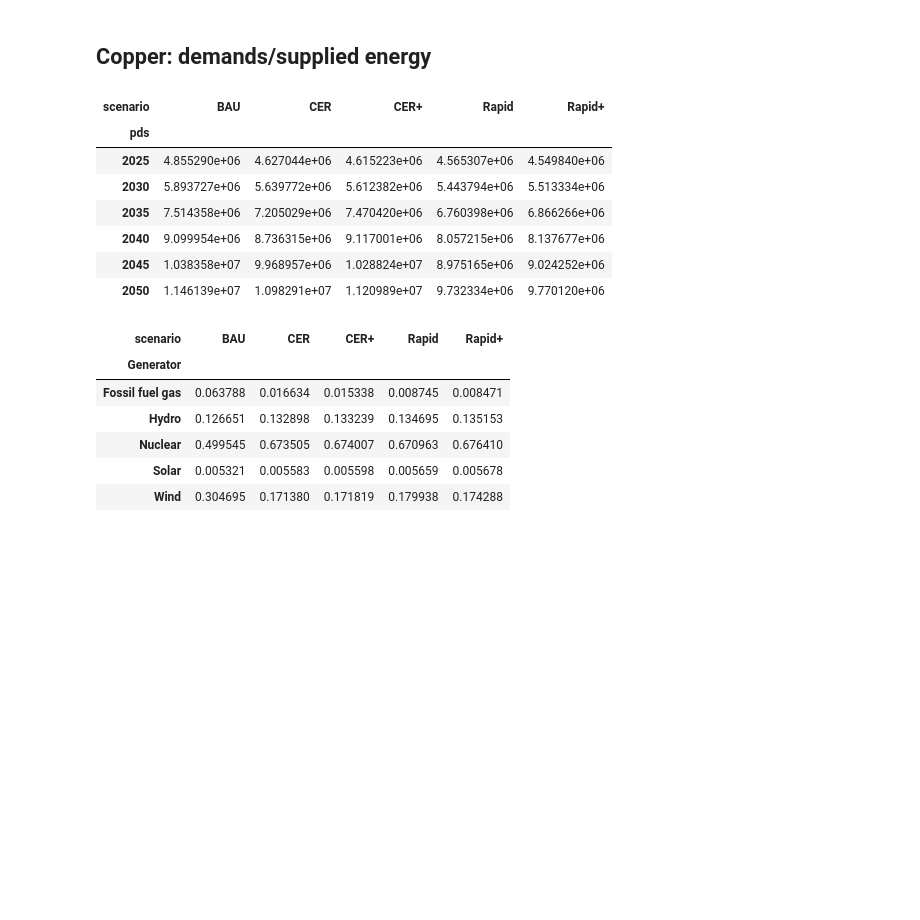
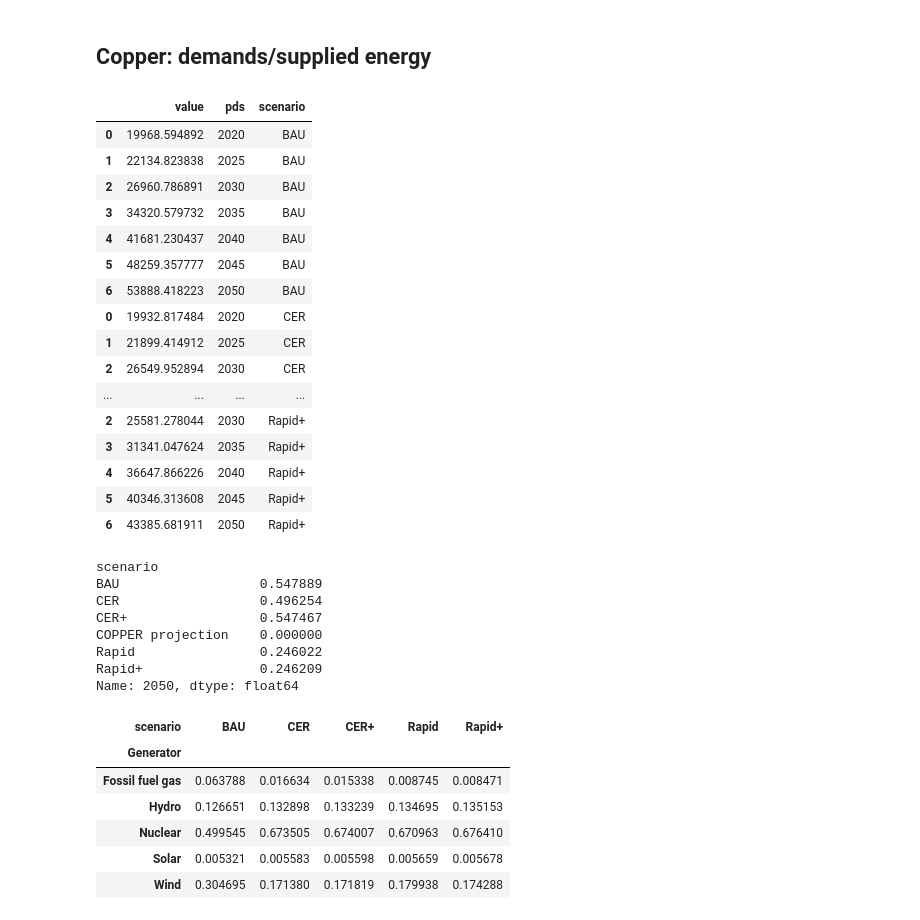
Before and after one commit to david-huck/canadopt, a Jupyter notebook: sandbox.ipynb, the cells around one changed output. Cells and saved outputs as stored; diff of their text form; code cells hidden in the pictures; blank space fills up the shorter version.

```diff
--- a/sandbox.ipynb
+++ b/sandbox.ipynb
@@ -633,20 +582,20 @@ fig
 from copper.phases.postprocessing import get_all_supply
 
 total_demand_dfs = []
-peak_demand_dfs = []
+peak_supply_dfs = []
 supply_dfs = []
 supply_share_dfs = []
 for scenario in result_df.Scenario.unique():
     path = result_df.query(f"iteration==1 and Scenario=='{scenario}'")["ESM path"].values[0]
     sup_df = get_all_supply(path)
 
-    total_demand = sup_df.groupby(["pds"])[["value"]].sum().reset_index()
-    total_demand["scenario"] = scenario
-    total_demand_dfs.append(total_demand)
+    total_supply = sup_df.groupby(["pds"])[["value"]].sum().reset_index()
+    total_supply["scenario"] = scenario
+    total_supply_dfs.append(total_supply)
 
     peak_demand = sup_df.groupby(["pds","h"])[["value"]].sum().reset_index().groupby("pds").max().reset_index().drop("h", axis=1)
     peak_demand["scenario"] = scenario
-    peak_demand_dfs.append(peak_demand)
+    peak_supply_dfs.append(peak_demand)
 
     supply_share_by_type = sup_df.groupby(["pds","Type"]).sum()/sup_df.groupby(["pds"]).sum()
     is_supply = supply_share_by_type.reset_index()["value"] > 0
@@ -658,6 +607,6 @@ for scenario in result_df.Scenario.unique():
     supply_dfs.append(sup_df)
 
 scen_supply_df = pd.concat(supply_dfs)
-scen_total_demand_df = pd.concat(total_demand_dfs)
-scen_peak_demand_df = pd.concat(peak_demand_dfs)
+scen_total_demand_df = pd.concat(total_supply_dfs)
+scen_peak_supply_df = pd.concat(peak_supply_dfs)
 scen_supply_share_df = pd.concat(supply_share_dfs)
@@ -663,0 +617,30 @@ scen_supply_share_df = pd.concat(supply_share_dfs)
+# %%
+from main import add_abm_demand_to_projection, spread_model_demand
+demands = []
+for scenario, scen_df in scenario_fuel_demands.groupby("scenario"):
+    scen_name = "BAU_scenario" if scenario=="BAU" else "CER_scenario"
+    demand_projection = add_abm_demand_to_projection(scen_df, scen_name).max().reset_index()
+    demand_projection["pds"] = demand_projection["index"].str.split(".", expand=True)[1].astype(int)
+    demand_projection["scenario"] = scenario
+    demands.append(demand_projection)
+
+scen_peak_demand_df = pd.concat(demands).rename({0:"value"}, axis=1).drop("index", axis=1)
+scen_peak_demand_df
+# %% [output]
+|  | value | pds | scenario |
+| 0 | 19968.594892 | 2020 | BAU |
+| 1 | 22134.823838 | 2025 | BAU |
+| 2 | 26960.786891 | 2030 | BAU |
+| 3 | 34320.579732 | 2035 | BAU |
+| 4 | 41681.230437 | 2040 | BAU |
+| 5 | 48259.357777 | 2045 | BAU |
+| 6 | 53888.418223 | 2050 | BAU |
+| 0 | 19932.817484 | 2020 | CER |
+| 1 | 21899.414912 | 2025 | CER |
+| 2 | 26549.952894 | 2030 | CER |
+| ... | ... | ... | ... |
+| 2 | 25581.278044 | 2030 | Rapid+ |
+| 3 | 31341.047624 | 2035 | Rapid+ |
+| 4 | 36647.866226 | 2040 | Rapid+ |
+| 5 | 40346.313608 | 2045 | Rapid+ |
+| 6 | 43385.681911 | 2050 | Rapid+ |
@@ -664,14 +671,15 @@ scen_supply_share_df = pd.concat(supply_share_dfs)
 # %%
-scen_total_demand_df.pivot(columns="scenario", index="pds", values="value")
+wide_peaks = peaks_df.pivot(columns="scenario", index="pds", values="value")
+(wide_peaks.loc[2050,:]-wide_peaks.loc[2050,"COPPER projection"])/wide_peaks.loc[2050,"COPPER projection"]
 # %% [output]
-| scenario | BAU | CER | CER+ | Rapid | Rapid+ |
-| pds |  |  |  |  |  |
-| 2025 | 4.855290e+06 | 4.627044e+06 | 4.615223e+06 | 4.565307e+06 | 4.549840e+06 |
-| 2030 | 5.893727e+06 | 5.639772e+06 | 5.612382e+06 | 5.443794e+06 | 5.513334e+06 |
-| 2035 | 7.514358e+06 | 7.205029e+06 | 7.470420e+06 | 6.760398e+06 | 6.866266e+06 |
-| 2040 | 9.099954e+06 | 8.736315e+06 | 9.117001e+06 | 8.057215e+06 | 8.137677e+06 |
-| 2045 | 1.038358e+07 | 9.968957e+06 | 1.028824e+07 | 8.975165e+06 | 9.024252e+06 |
-| 2050 | 1.146139e+07 | 1.098291e+07 | 1.120989e+07 | 9.732334e+06 | 9.770120e+06 |
+scenario
+BAU                  0.547889
+CER                  0.496254
+CER+                 0.547467
+COPPER projection    0.000000
+Rapid                0.246022
+Rapid+               0.246209
+Name: 2050, dtype: float64
 # %%
 from viz.copper import tech_agg
 
```
Also changed, not shown: parts of 8 cells of this notebook, 1 other file.
